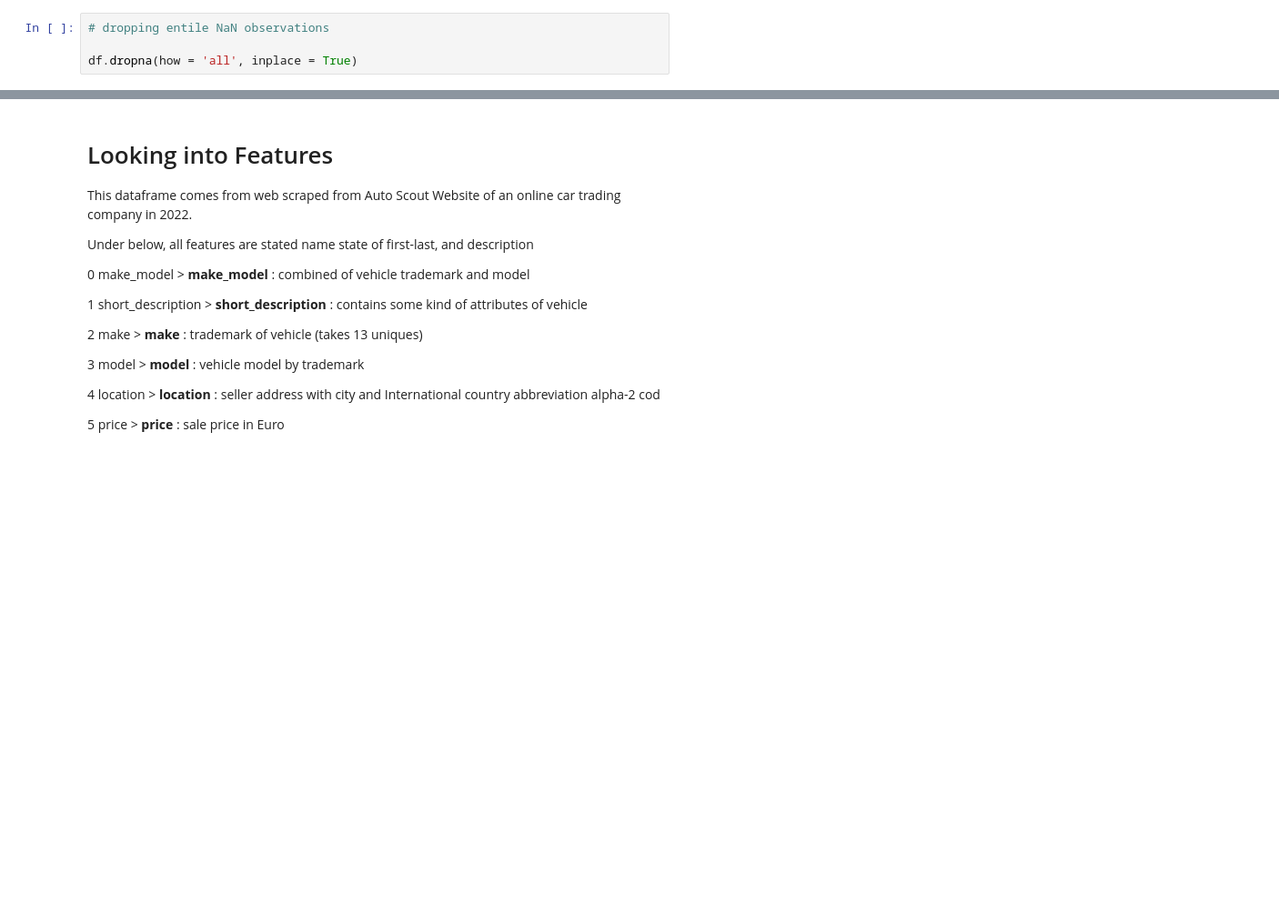
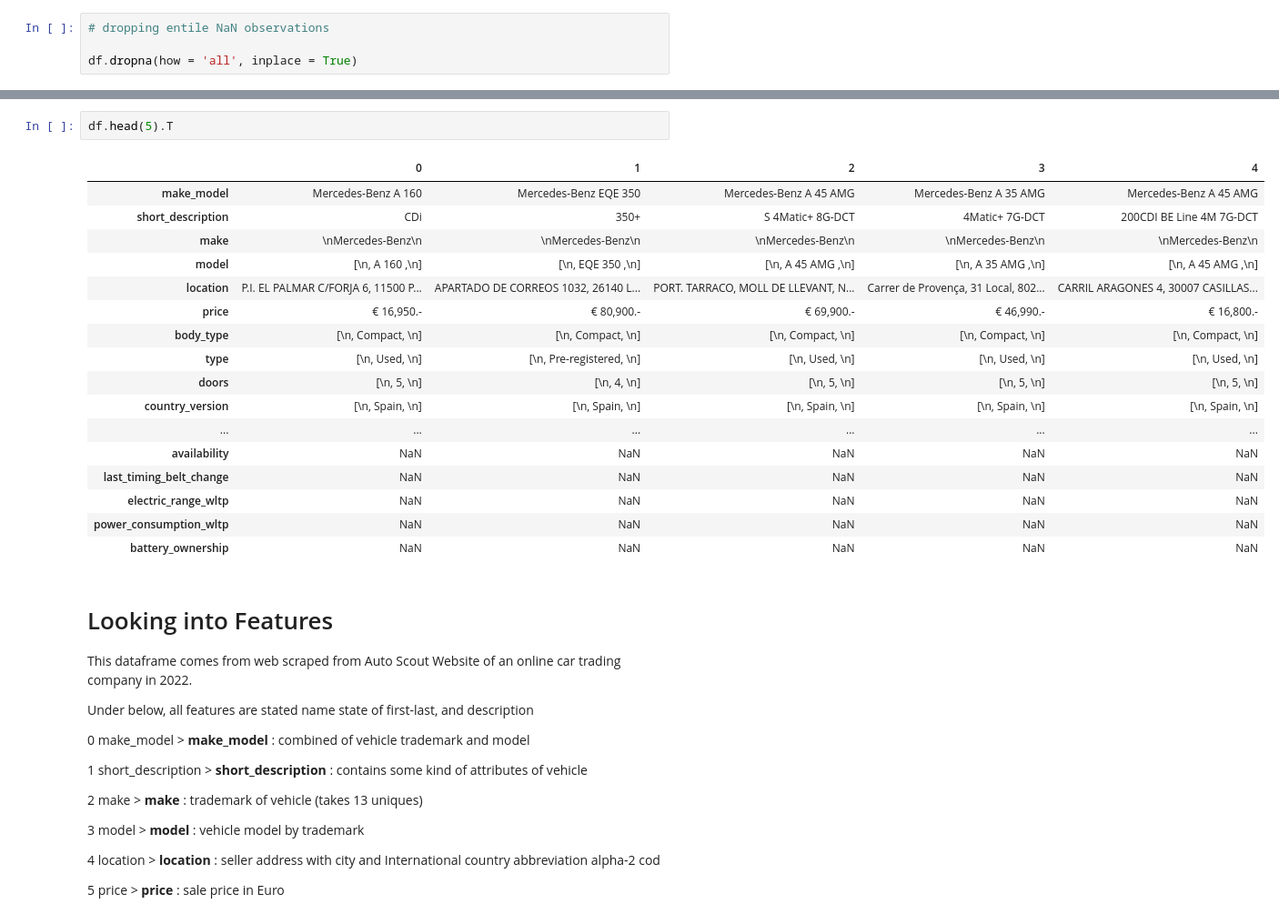
Before and after one commit to safiyeolgun/DA-STATS, a Jupyter notebook: projects/DA & DVwPy-EDA Capstone Project (AutoScout)/DA_DVwPy_EDA_Project_(AutoScout)_Student - Part1.ipynb, the cells around one changed output, grey strips where cells are left out. Shown at 91% size. Cells and saved outputs as stored; diff of their text form; blank space fills up the shorter version.

```diff
--- a/projects/DA & DVwPy-EDA Capstone Project (AutoScout)/DA_DVwPy_EDA_Project_(AutoScout)_Student - Part1.ipynb
+++ b/projects/DA & DVwPy-EDA Capstone Project (AutoScout)/DA_DVwPy_EDA_Project_(AutoScout)_Student - Part1.ipynb
@@ -119,6 +119,26 @@ for i in range(len(df.columns)):
 55      electric_range_wltp      16      %0.06           28614   %99.94          object
 56      power_consumption_wltp   16      %0.06           28614   %99.94          object
 57      battery_ownership        7       %0.02           28623   %99.98          object
+# %%
+df.head(5).T
+# %% [output]
+|  | 0 | 1 | 2 | 3 | 4 |
+| make_model | Mercedes-Benz A 160 | Mercedes-Benz EQE 350 | Mercedes-Benz A 45 AMG | Mercedes-Benz A 35 AMG | Mercedes-Benz A 45 AMG |
+| short_description | CDi | 350+ | S 4Matic+ 8G-DCT | 4Matic+ 7G-DCT | 200CDI BE Line 4M 7G-DCT |
+| make | \nMercedes-Benz\n | \nMercedes-Benz\n | \nMercedes-Benz\n | \nMercedes-Benz\n | \nMercedes-Benz\n |
+| model | [\n, A 160 ,\n] | [\n, EQE 350 ,\n] | [\n, A 45 AMG ,\n] | [\n, A 35 AMG ,\n] | [\n, A 45 AMG ,\n] |
+| location | P.I. EL PALMAR C/FORJA 6, 11500 P... | APARTADO DE CORREOS 1032, 26140 L... | PORT. TARRACO, MOLL DE LLEVANT, N... | Carrer de Provença, 31 Local, 802... | CARRIL ARAGONES 4, 30007 CASILLAS... |
+| price | € 16,950.- | € 80,900.- | € 69,900.- | € 46,990.- | € 16,800.- |
+| body_type | [\n, Compact, \n] | [\n, Compact, \n] | [\n, Compact, \n] | [\n, Compact, \n] | [\n, Compact, \n] |
+| type | [\n, Used, \n] | [\n, Pre-registered, \n] | [\n, Used, \n] | [\n, Used, \n] | [\n, Used, \n] |
+| doors | [\n, 5, \n] | [\n, 4, \n] | [\n, 5, \n] | [\n, 5, \n] | [\n, 5, \n] |
+| country_version | [\n, Spain, \n] | [\n, Spain, \n] | [\n, Spain, \n] | [\n, Spain, \n] | [\n, Spain, \n] |
+| ... | ... | ... | ... | ... | ... |
+| availability | NaN | NaN | NaN | NaN | NaN |
+| last_timing_belt_change | NaN | NaN | NaN | NaN | NaN |
+| electric_range_wltp | NaN | NaN | NaN | NaN | NaN |
+| power_consumption_wltp | NaN | NaN | NaN | NaN | NaN |
+| battery_ownership | NaN | NaN | NaN | NaN | NaN |
 # %% [markdown]
 # Looking into Features
 
```
Also changed, not shown: parts of 9 cells of this notebook, 1 other file.
